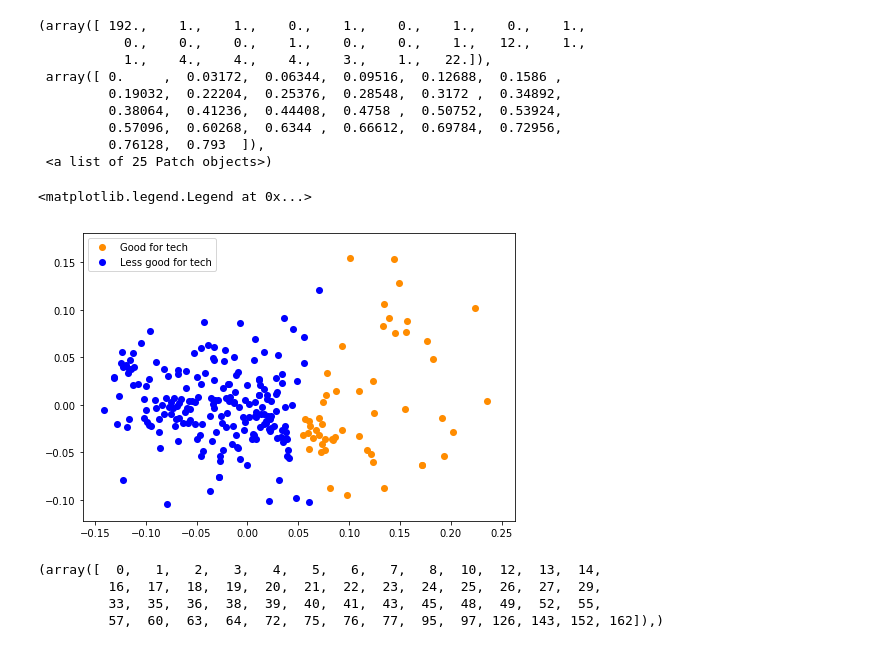
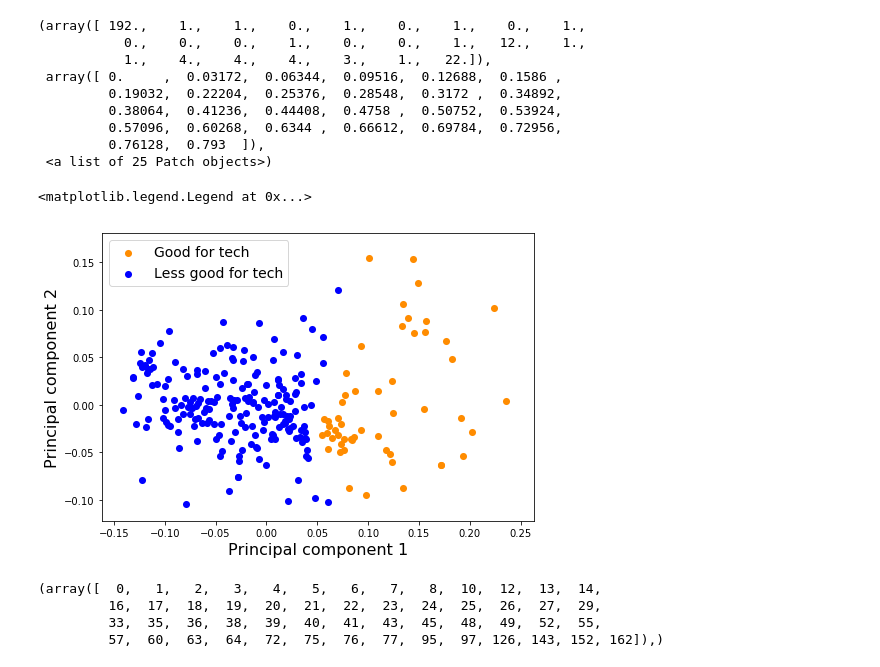
Before and after one commit to kutchko/SiliconSearch, a Jupyter notebook: machine-learning.ipynb, the cells around one changed output. Drawn from its saved outputs; the diff is of its cells as text; code cells hidden in the pictures.

```diff
--- a/machine-learning.ipynb
+++ b/machine-learning.ipynb
@@ -211,28 +190,31 @@ npos = nmds.fit_transform(similarities2, init=pos)
 # %%
 %matplotlib inline
 # Rescale the data
 pos *= np.sqrt((array2 ** 2).sum()) / np.sqrt((pos ** 2).sum())
 npos *= np.sqrt((array2 ** 2).sum()) / np.sqrt((npos ** 2).sum())
 
 # Rotate the data
 clf = PCA(n_components=2)
 array2 = clf.fit_transform(array2)
 
 pos = clf.fit_transform(pos)
 
 npos = clf.fit_transform(npos)
 
 fig = plt.figure(1)
 ax = plt.axes([0., 0., 1., 1.])
+ax.set_xlabel('Principal component 1', fontsize=16)
+ax.set_ylabel('Principal component 2', fontsize=16)
+
 
 s = 50
 plt.scatter(npos[np.where(np.asarray(probabilities) >= .5), 0], npos[np.where(np.asarray(probabilities) >= .5), 1], color='darkorange', s=s, lw=0, label='Good for tech')
 plt.scatter(npos[np.where(np.asarray(probabilities) < .5), 0], npos[np.where(np.asarray(probabilities) < .5), 1], color='blue', s=s, lw=0, label='Less good for tech')
 
-plt.legend(scatterpoints=1, loc='best', shadow=False)
+plt.legend(scatterpoints=1, loc='best', shadow=False, fontsize=14)
 # %% [output]
 <matplotlib.legend.Legend at 0x...>
-[figure, old version]
+[figure, new version]
 # %%
 indices = np.where(np.asarray(probabilities) >= 0.5)
 #sorted_metro_data.iloc[indices]['CBSA']
```
Also changed, not shown: parts of 5 cells of this notebook, 1 other file.
